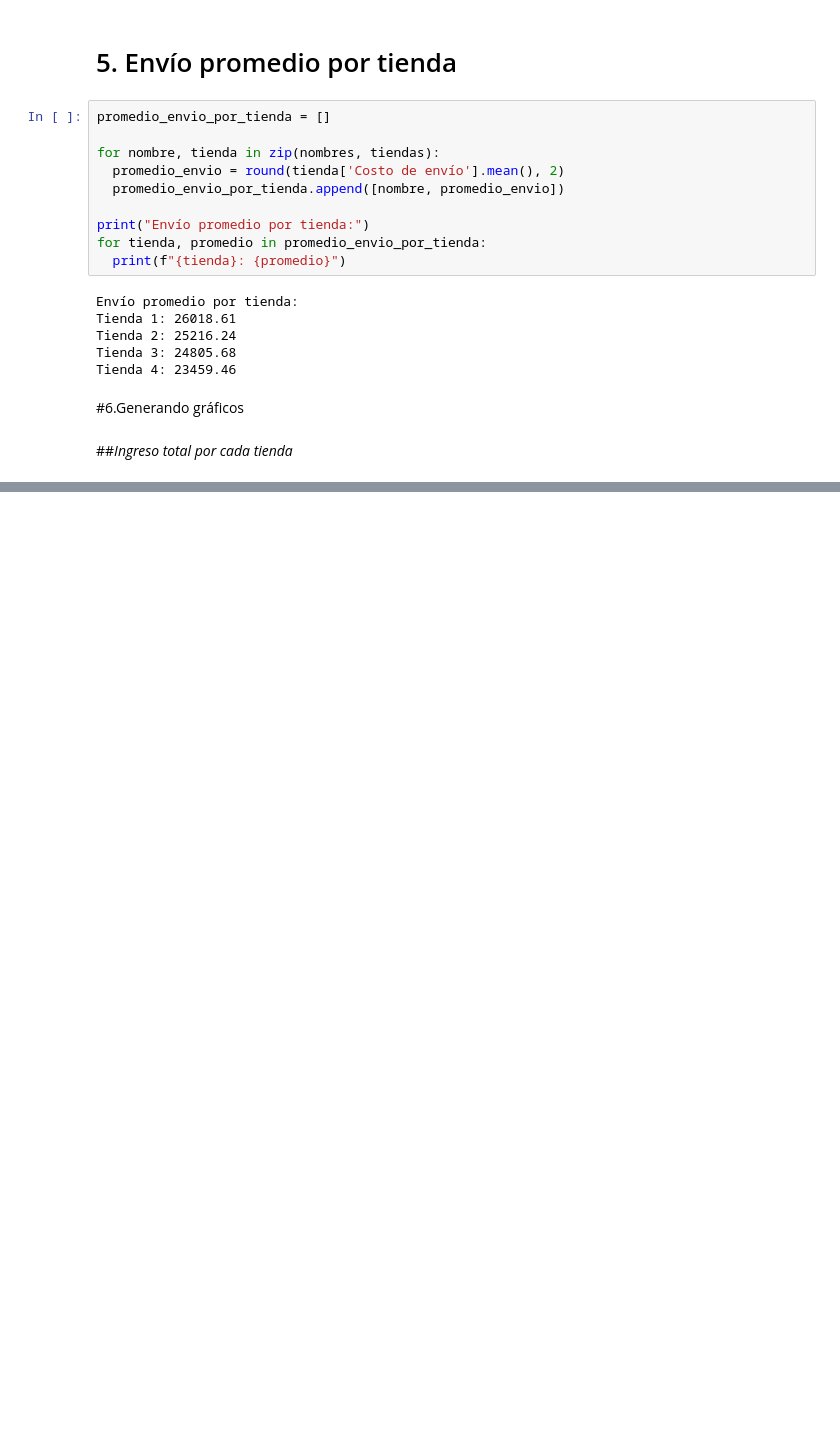
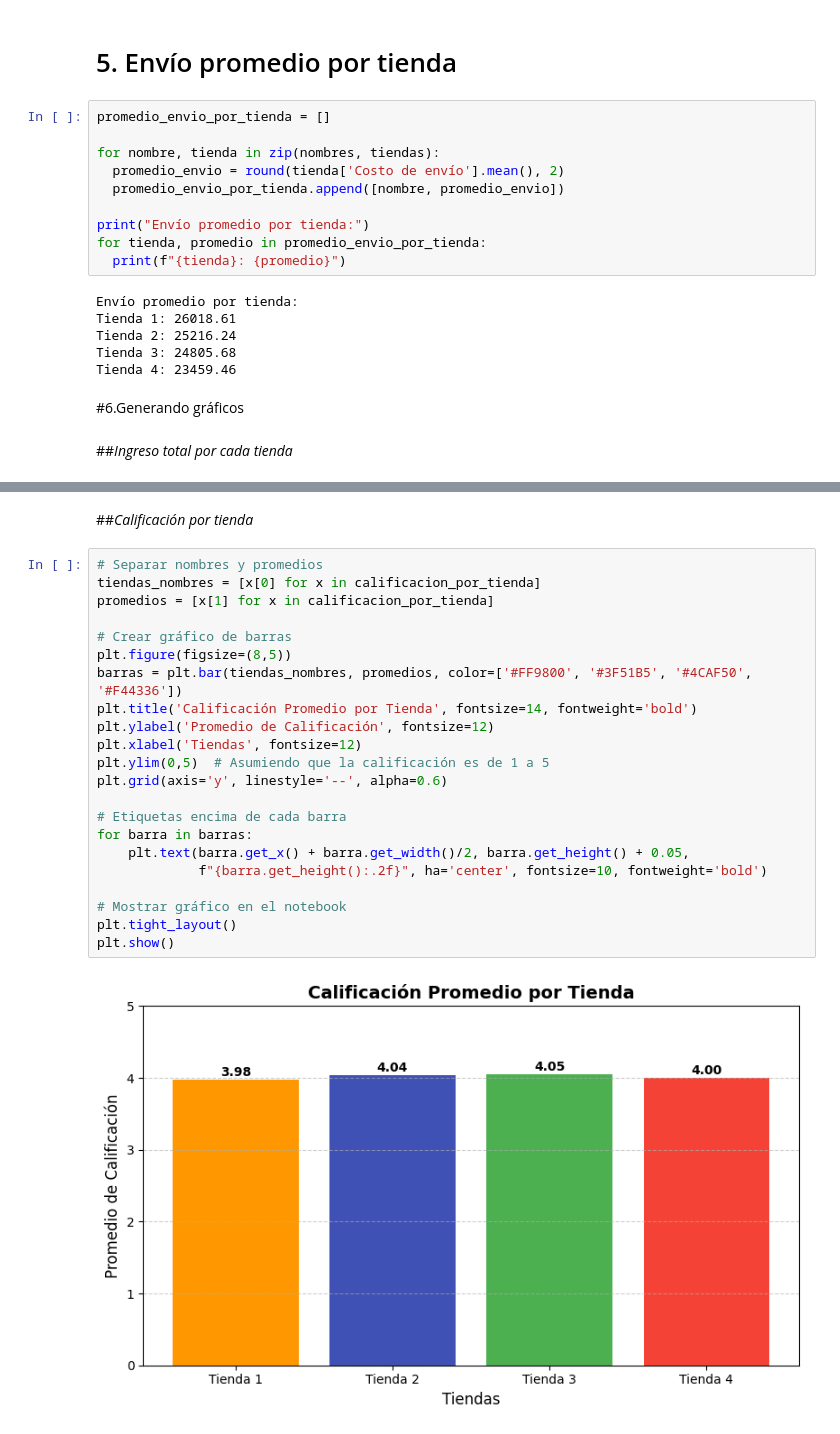
Before and after one commit to mateo16dev/Challenge-Alura-Store, a Jupyter notebook: AluraStoreLatam.ipynb, the cells around one changed output, grey strips where cells are left out. Drawn from its saved outputs; the diff is of its cells as text; blank space fills up the shorter version.

Commit message:
Se crearon gráficos 2 y 3

```diff
--- a/AluraStoreLatam.ipynb
+++ b/AluraStoreLatam.ipynb
@@ -206,0 +195,26 @@ print(f"✅ Gráfico guardado en: {ruta_archivo}")
+# %% [markdown]
+##*Calificación por tienda*
+# %%
+# Separar nombres y promedios
+tiendas_nombres = [x[0] for x in calificacion_por_tienda]
+promedios = [x[1] for x in calificacion_por_tienda]
+
+# Crear gráfico de barras
+plt.figure(figsize=(8,5))
+barras = plt.bar(tiendas_nombres, promedios, color=['#FF9800', '#3F51B5', '#4CAF50', '#F44336'])
+plt.title('Calificación Promedio por Tienda', fontsize=14, fontweight='bold')
+plt.ylabel('Promedio de Calificación', fontsize=12)
+plt.xlabel('Tiendas', fontsize=12)
+plt.ylim(0,5)  # Asumiendo que la calificación es de 1 a 5
+plt.grid(axis='y', linestyle='--', alpha=0.6)
+
+# Etiquetas encima de cada barra
+for barra in barras:
+    plt.text(barra.get_x() + barra.get_width()/2, barra.get_height() + 0.05,
+             f"{barra.get_height():.2f}", ha='center', fontsize=10, fontweight='bold')
+
+# Mostrar gráfico en el notebook
+plt.tight_layout()
+plt.show()
+# %% [output]
+[figure, added]
```
Also changed, not shown: parts of 4 cells of this notebook.
